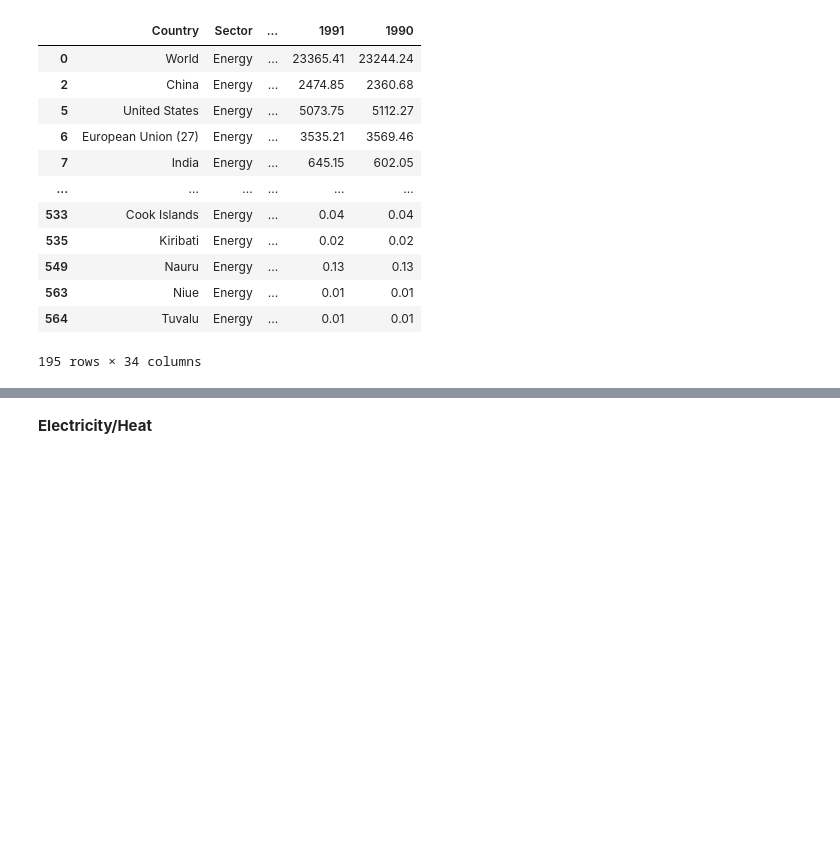
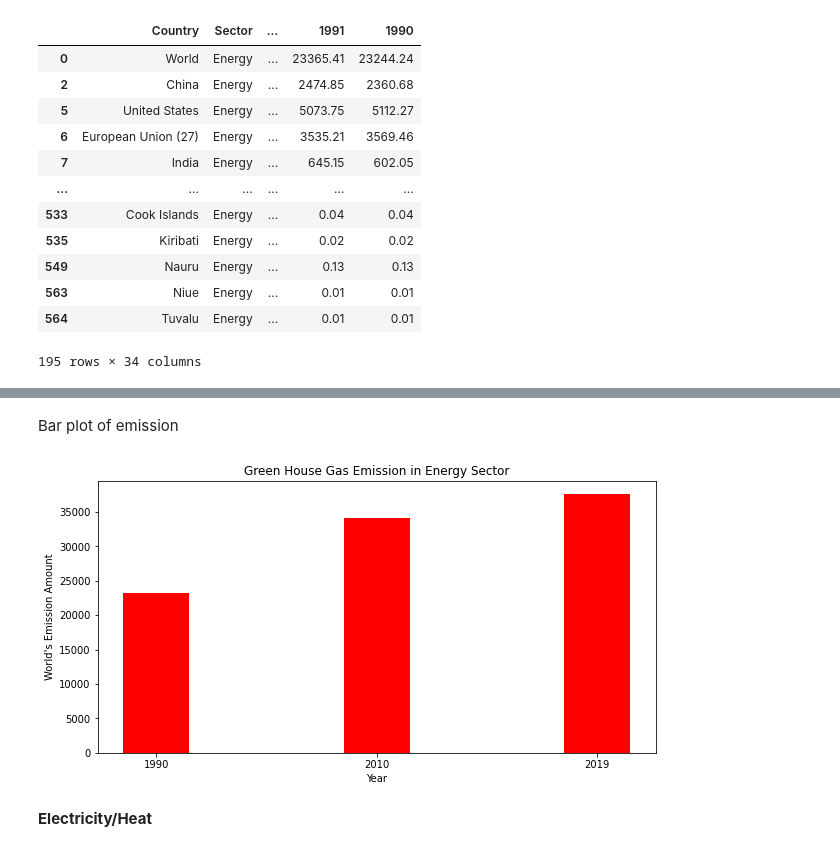
Before and after one commit to KJLumalang/ITBA-3206_Planeteers, a Jupyter notebook: ITBA_3206_Planeteers.ipynb, the cells around one changed output, grey strips where cells are left out. Saved outputs shown, nothing was run; the diff lists cells and outputs as text; code cells hidden in the pictures; blank space fills up the shorter version.

Commit message:
added bar plot and comparison chart

```diff
--- a/ITBA_3206_Planeteers.ipynb
+++ b/ITBA_3206_Planeteers.ipynb
@@ -183,3 +206,22 @@ display(energy_data.loc[0:8,["Country","2018"]], )
+# %% [markdown]
+Bar plot of emission
+# %%
+data = {'1990':23244, '2010':34194, '2019':37636}
+year = list(data.keys())
+values = list(data.values())
+
+fig = plt.figure(figsize = (10, 5))
+
+# creating the bar plot
+plt.bar(year, values, color ='red',
+        width = 0.3)
+
+plt.xlabel("Year")
+plt.ylabel("World's Emission Amount")
+plt.title("Green House Gas Emission in Energy Sector")
+plt.show()
+# %% [output]
+[figure, added]
 # %% [markdown]
 **Electricity/Heat**
 # %% [markdown]
```
Also changed, not shown: parts of 13 cells of this notebook.
